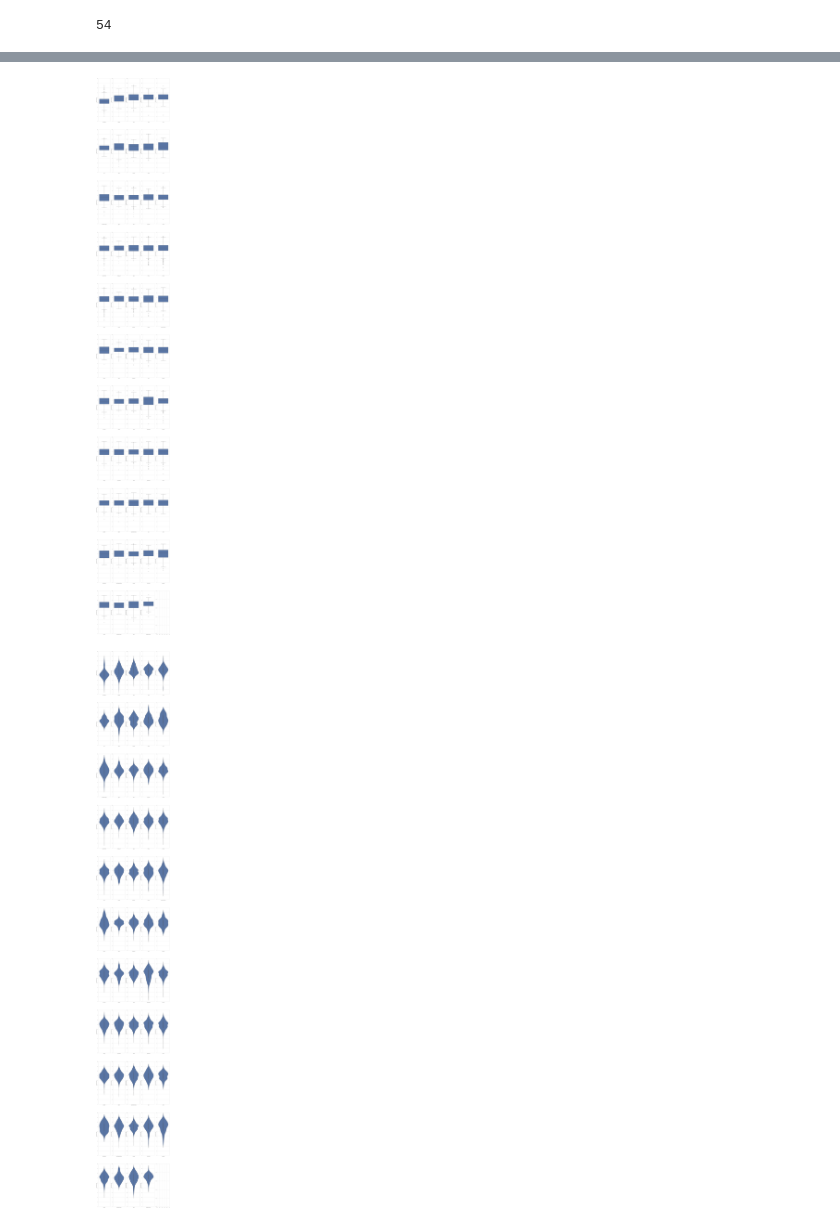
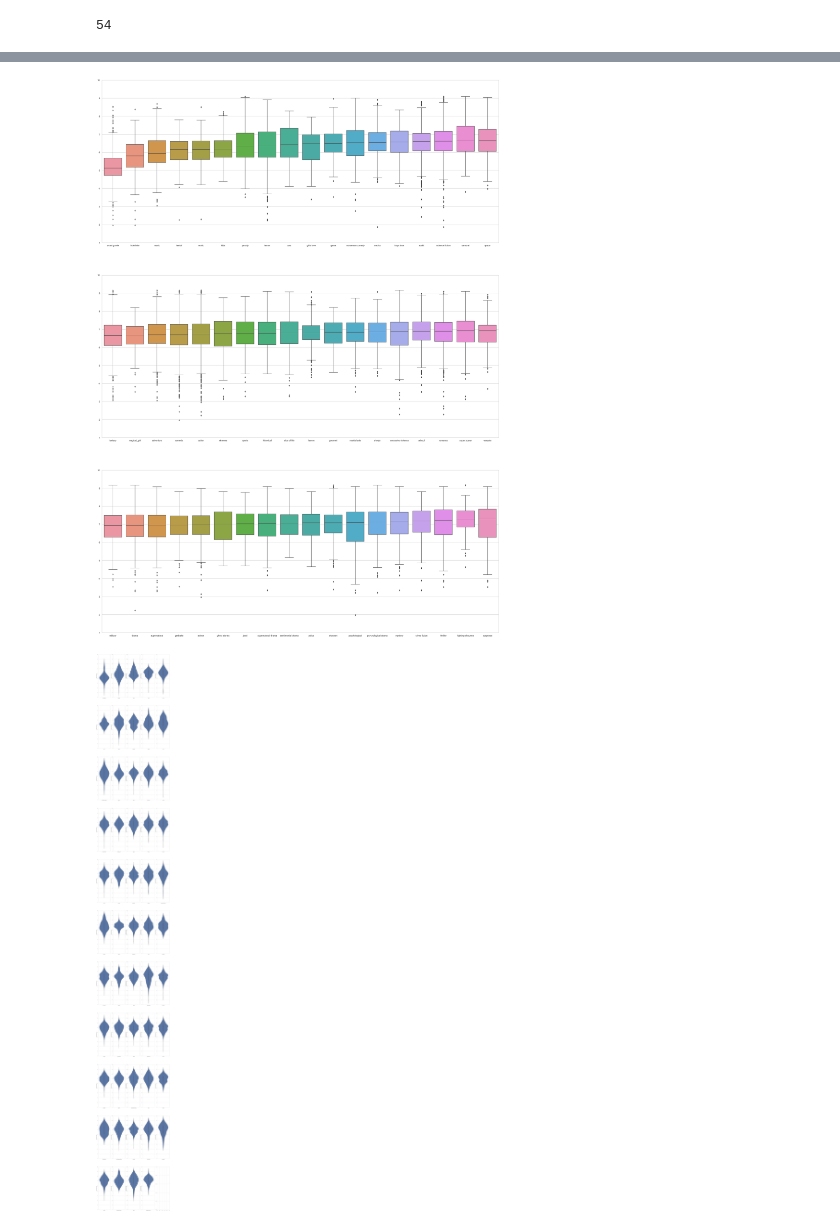
Before and after one commit to mrcuongtroll/Anime-Analysis, a Jupyter notebook: analysis.ipynb, the cells around one changed output, grey strips where cells are left out. Drawn from its saved outputs; the diff is of its cells as text; code cells hidden in the pictures.

Commit message:
modify boxplot to make all genres in same plot

```diff
--- a/analysis.ipynb
+++ b/analysis.ipynb
@@ -106,6 +106,6 @@ len(genres)
 # %% [output]
 54
 # %%
-def mean_score_by_genre(genre):
-    return result[result[genre] == 1]["mean_score_mal"].mean()
+def median_score_by_genre_mal(genre):
+    return result[result[genre] == 1]["mean_score_mal"].dropna().median()
 # %%
@@ -115,4 +115,13 @@ mean_score_by_genre("action")
 # %%
 genres = list(genres)
-# %%
-genres.sort(key=mean_score_by_genre)
+# %%
+mal_genres = sorted(genres, key=median_score_by_genre_mal)
+# %%
+fig, axs = plt.subplots()
+action_anime = result[result["action"] == 1]
+drama_anime = result[result["drama"] == 1]
+test = [action_anime["mean_score_mal"], drama_anime["mean_score_mal"]]
+sns.set_theme()
+sns.set_style("whitegrid")
+ax = sns.boxplot(data=test)
+ax.set(ylim=(1, 10))
@@ -119,18 +131,24 @@ genres.sort(key=mean_score_by_genre)
 # %%
 sns.set_theme()
 sns.set_style("whitegrid")
-NUM_ROWS = 11
-NUM_COLS = 5
-fig, axs = plt.subplots(nrows=NUM_ROWS, ncols=NUM_COLS, figsize=(25, 200))
-for idx, genre in enumerate(genres):
+NUM_ROWS = 3
+NUM_COLS = 18
+fig, axs = plt.subplots(nrows=NUM_ROWS, figsize=(35, 50))
+anime_batch = []
+genres_batch = []
+for idx, genre in enumerate(mal_genres):
     anime = result[result[genre] == 1]
+    anime_batch.append(anime["mean_score_mal"].dropna())
+    genres_batch.append(genre)
     row = idx // NUM_COLS
-    col = idx % NUM_COLS
-    ax = sns.boxplot(y=anime["mean_score_mal"], ax=axs[row][col])
-    ax.set(ylim=(1, 10))
-    ax.set_xticklabels([genre])
+    if len(genres_batch) == NUM_COLS:
+        ax = sns.boxplot(data=anime_batch, ax=axs[row])
+        ax.set(ylim=(1, 10))
+        ax.set_xticklabels(genres_batch)
+        genres_batch = []
+        anime_batch = []
 # %% [output]
-[figure, old version]
+[figure, new version]
 # %%
 NUM_ROWS = 11
 NUM_COLS = 5
```
Also changed, not shown: parts of 2 cells of this notebook.
